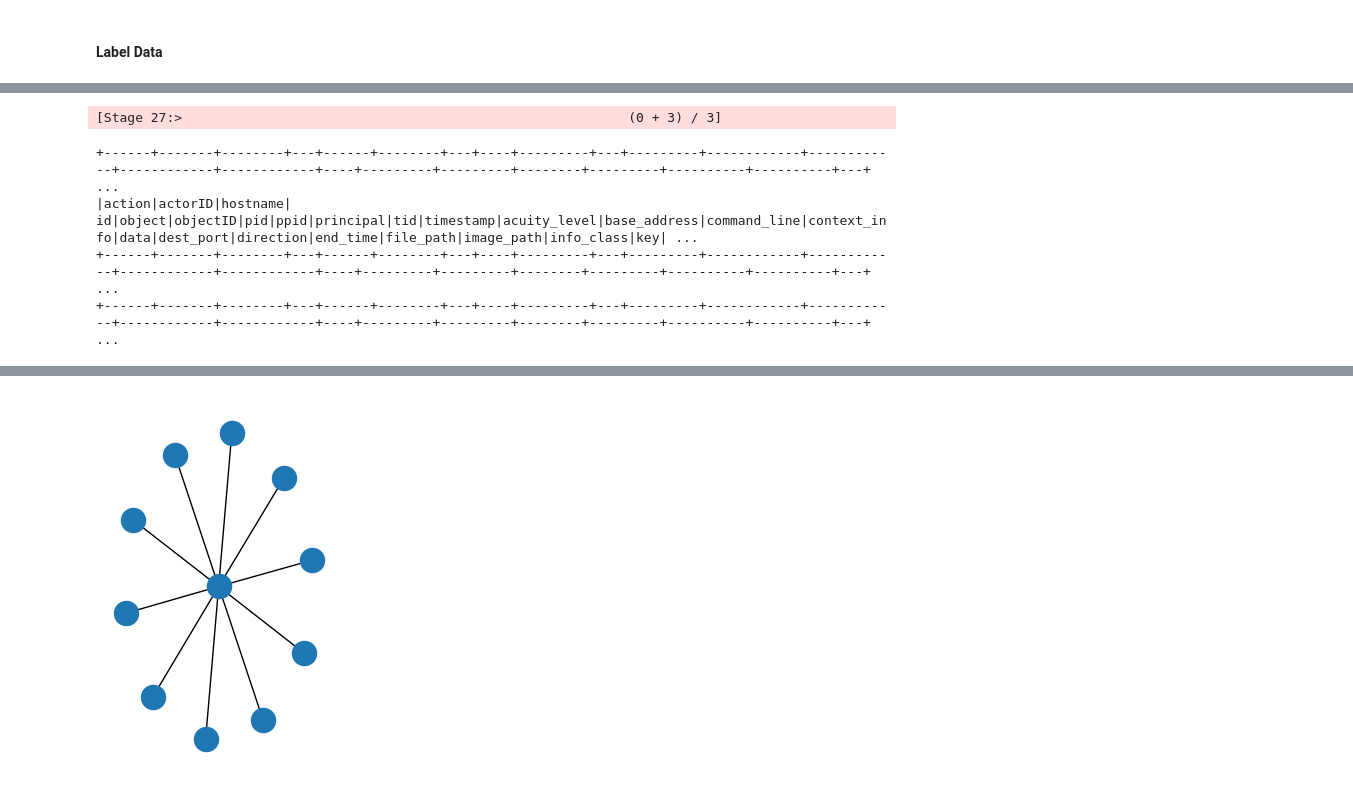
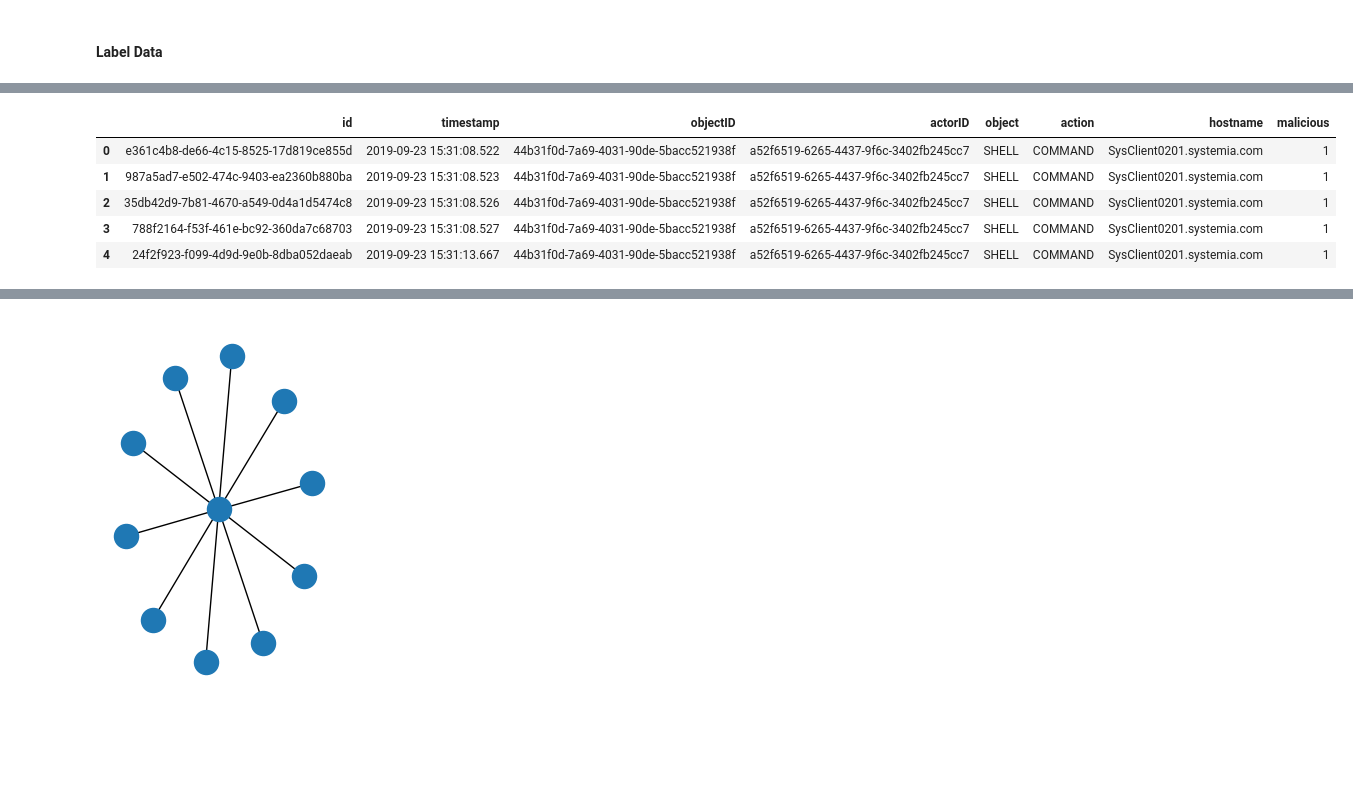
Before and after one commit to MBrend15/Public_Project_Repo, a Jupyter notebook: FinalEDA.ipynb, the cells around one changed output, grey strips where cells are left out. Saved outputs shown, nothing was run; the diff lists cells and outputs as text; code cells hidden in the pictures; blank space fills up the shorter version.

Commit message:
updating etl files to include filters on data

```diff
--- a/FinalEDA.ipynb
+++ b/FinalEDA.ipynb
@@ -479,22 +452,19 @@ df_labels.limit(5).toPandas()
 # %%
-from pyspark.sql.functions import col
+# Create a new dataframe with distinct objectIDs to identify malcious ObjectIds
+df_malcious_objectIDs = df_labels.select('id').distinct()
 
-# define the join conditions
-join_conditions = [df_ecar.hostname == df_labels.hostname,
-                   df_ecar.id == df_labels.id,
-                  df_ecar.objectID == df_labels.objectID,
-                  df_ecar.actorID == df_labels.actorID]
-
-# perform the left join
-joined_df = df_ecar.join(df_labels, join_conditions, how='left')
-
-
-joined_df.show()
+# Create a new column called 'malicious' in df_ecar to label malicious records
+df_ecar = df_ecar.withColumn('malicious', when(col('id').isin(df_malcious_objectIDs.rdd.flatMap(lambda x: x).collect()), 1).otherwise(0))
-# %% [output]
-[Stage 27:>                                                         (0 + 3) / 3]
-+------+-------+--------+---+------+--------+---+----+---------+---+---------+------------+------------+------------+------------+----+---------+---------+--------+---------+----------+----------+---+ ...
-|action|actorID|hostname| id|object|objectID|pid|ppid|principal|tid|timestamp|acuity_level|base_address|command_line|context_info|data|dest_port|direction|end_time|file_path|image_path|info_class|key| ...
-+------+-------+--------+---+------+--------+---+----+---------+---+---------+------------+------------+------------+------------+----+---------+---------+--------+---------+----------+----------+---+ ...
-+------+-------+--------+---+------+--------+---+----+---------+---+---------+------------+------------+------------+------------+----+---------+---------+--------+---------+----------+----------+---+ ...
 # %%
-print(joined_df_pd.head(5))
+# Filter the rows where malicious column equals 1 to test code
+df_malicious = df_ecar.filter(col('malicious') == 1)
+
+# Show 5 malicous records
+df_malicious.limit(5).toPandas()
+# %% [output]
+|  | id | timestamp | objectID | actorID | object | action | hostname | malicious |
+| 0 | e361c4b8-de66-4c15-8525-17d819ce855d | 2019-09-23 15:31:08.522 | 44b31f0d-7a69-4031-90de-5bacc521938f | a52f6519-6265-4437-9f6c-3402fb245cc7 | SHELL | COMMAND | SysClient0201.systemia.com | 1 |
+| 1 | 987a5ad7-e502-474c-9403-ea2360b880ba | 2019-09-23 15:31:08.523 | 44b31f0d-7a69-4031-90de-5bacc521938f | a52f6519-6265-4437-9f6c-3402fb245cc7 | SHELL | COMMAND | SysClient0201.systemia.com | 1 |
+| 2 | 35db42d9-7b81-4670-a549-0d4a1d5474c8 | 2019-09-23 15:31:08.526 | 44b31f0d-7a69-4031-90de-5bacc521938f | a52f6519-6265-4437-9f6c-3402fb245cc7 | SHELL | COMMAND | SysClient0201.systemia.com | 1 |
+| 3 | 788f2164-f53f-461e-bc92-360da7c68703 | 2019-09-23 15:31:08.527 | 44b31f0d-7a69-4031-90de-5bacc521938f | a52f6519-6265-4437-9f6c-3402fb245cc7 | SHELL | COMMAND | SysClient0201.systemia.com | 1 |
+| 4 | 24f2f923-f099-4d9d-9e0b-8dba052daeab | 2019-09-23 15:31:13.667 | 44b31f0d-7a69-4031-90de-5bacc521938f | a52f6519-6265-4437-9f6c-3402fb245cc7 | SHELL | COMMAND | SysClient0201.systemia.com | 1 |
```
Also changed, not shown: parts of 11 cells of this notebook, 1 other file.
